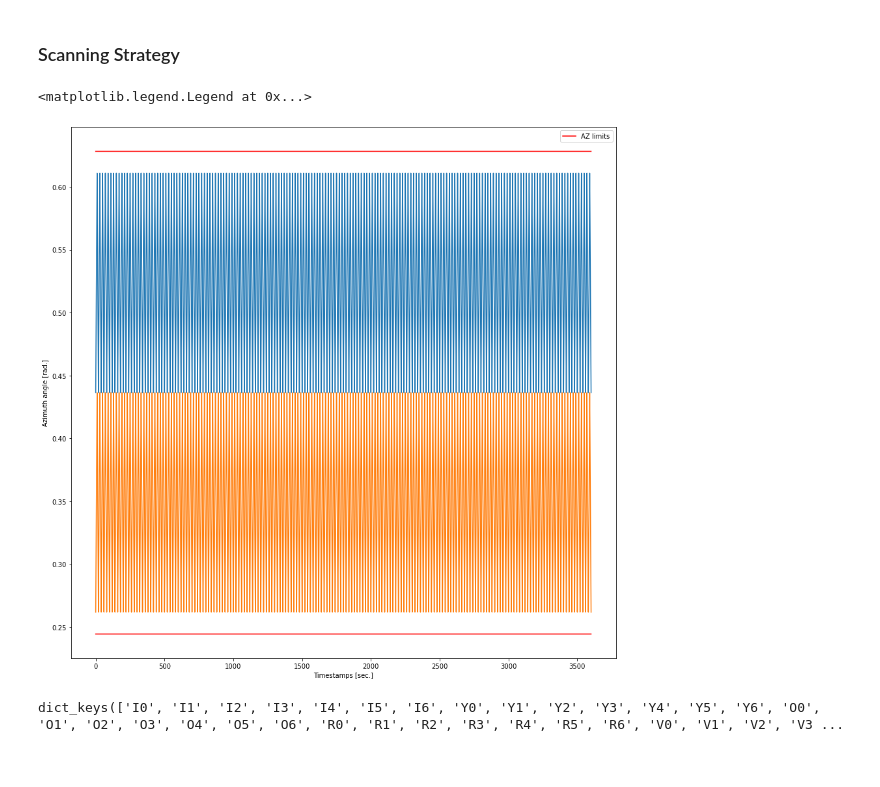
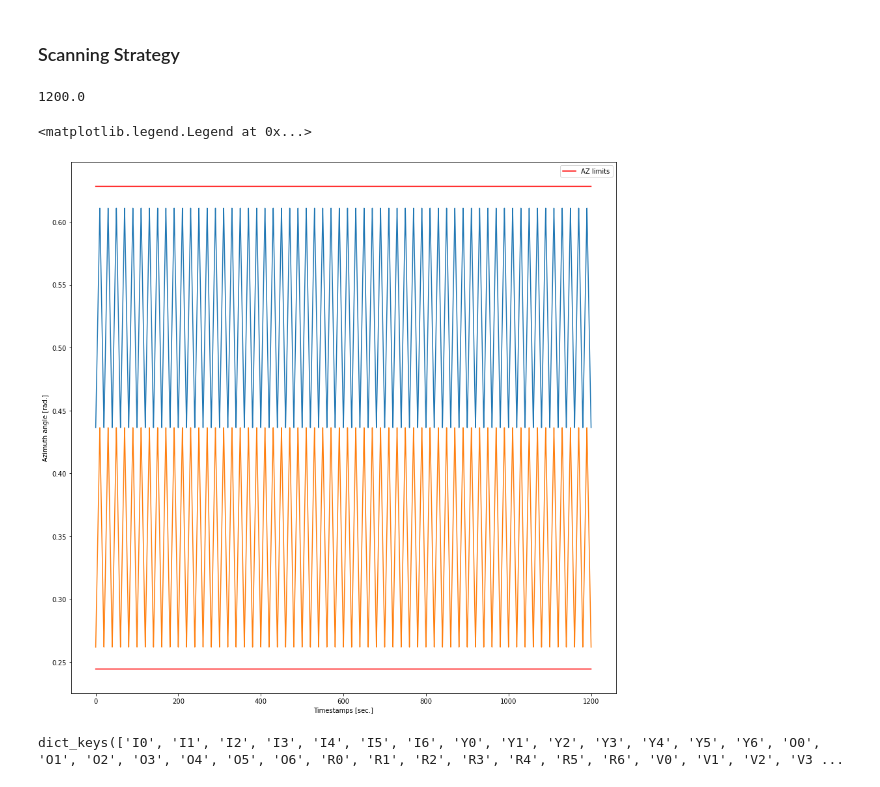
Before and after one commit to cmbgroundbased/cal, a Jupyter notebook: cookbook/skypatch.ipynb, the cells around one changed output. Cells and saved outputs as stored; diff of their text form; code cells hidden in the pictures.

```diff
--- a/cookbook/skypatch.ipynb
+++ b/cookbook/skypatch.ipynb
@@ -30,7 +30,7 @@ azmax=(36/180)*np.pi
 elmin=(60/180)*np.pi
 elmax=(80/180)*np.pi
 tmin=0.0
-tmax=3600.0
+tmax=3600
 lmin_center=20
 lmin_sigma=0
 lmax_center=600
@@ -52,7 +52,7 @@ nelem_sim_max=200
 verbosity=1
 comm=communicator
 key1=0
-key2=8500
+key2=81458
 counterval1=0
 counterval2=0
 cachedir="/home/algebrato/Progetti/CMB4G/libcal/cookbook/atm_cache"
@@ -69,7 +78,8 @@ if rank==0:
 # %%
 # samples frequency
 fs_hz=25
-
+tmax = tmax/3
+print(tmax)
 # timestamp in seconds (now we simulate 1h of observations)
 times=np.linspace(0,tmax,int(tmax)*fs_hz)
 
@@ -80,35 +90,36 @@ el=np.ones(int(tmax)*fs_hz)*(72/180)*np.pi
 azmin_tod=(20/180)*np.pi
 azmax_tod=(30/180)*np.pi
 az1=np.linspace(azmin_tod,azmax_tod,10*fs_hz)
 az=az1
 for i in range(0, int((tmax/10)-1)):
     az1=np.flip(az1)
     az=np.append(az, az1)
 
 # initialize the TOD buffers
 tod0=np.zeros(int(tmax)*fs_hz)
 tod1=np.zeros(int(tmax)*fs_hz)
 tod2=np.zeros(int(tmax)*fs_hz)
 tod3=np.zeros(int(tmax)*fs_hz)
 tod4=np.zeros(int(tmax)*fs_hz)
 
 plt.figure(1, figsize=(15,15))
 plt.plot(times, az+((5/180)*np.pi))
 plt.plot(times, az-((5/180)*np.pi))
 plt.plot(times, np.ones(int(tmax)*fs_hz)*azmin,'r-', label="AZ limits")
 plt.plot(times, np.ones(int(tmax)*fs_hz)*azmax,'r-')
 plt.xlabel("Timestamps [sec.]")
 plt.ylabel("Azimuth angle [rad.]")
 plt.legend(loc='best')
 
 # plt.figure(2)
 # plt.plot(times, 0.05*np.sin((np.pi/6)*times)+0.45)
 # plt.xlim((0,50))
 
 # print((0.1*180/np.pi)/6)
 # %% [output]
-<matplotlib.legend.Legend at 0x...>
+1200.0
+<matplotlib.legend.Legend at 0x...>
-[figure, old version]
+[figure, new version]
 # %%
 # This is a mockup focalplane of 5 detectors. The central plus four othogonal detector in pairs, respectively.
 
```
Also changed, not shown: parts of 14 cells of this notebook, 4 other files.
